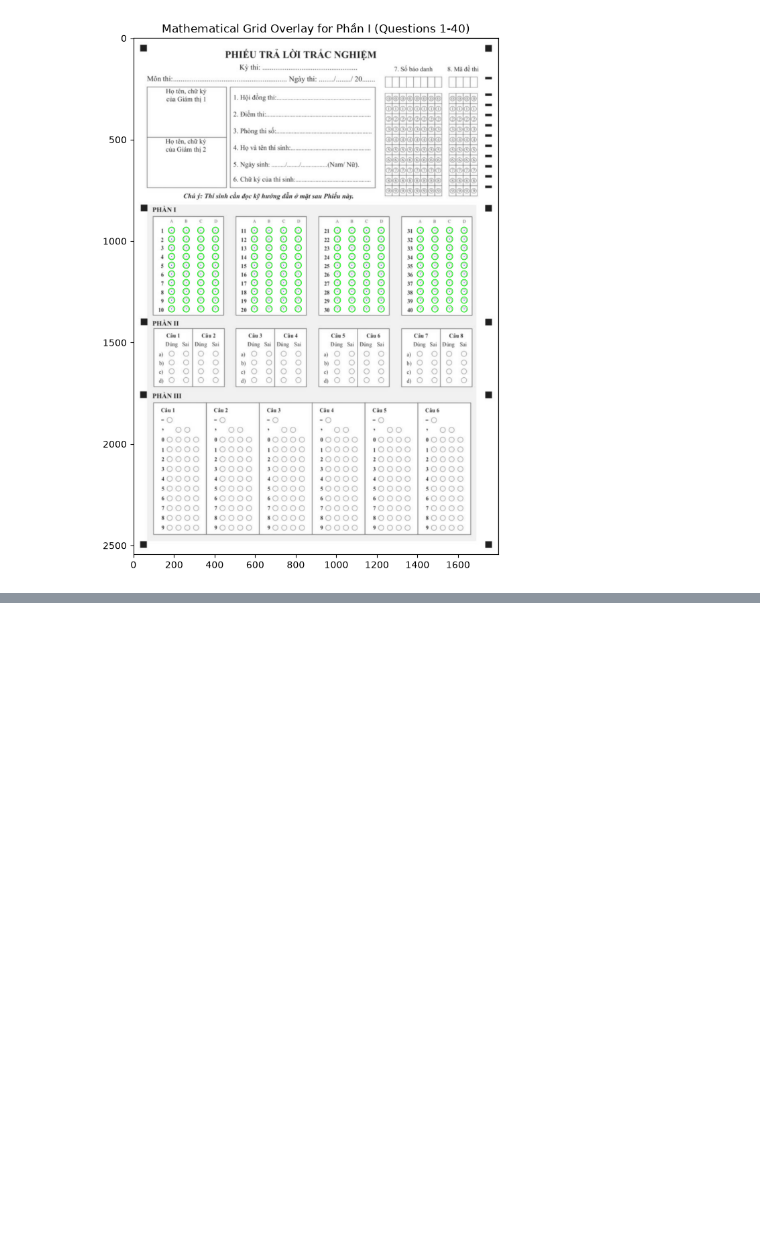
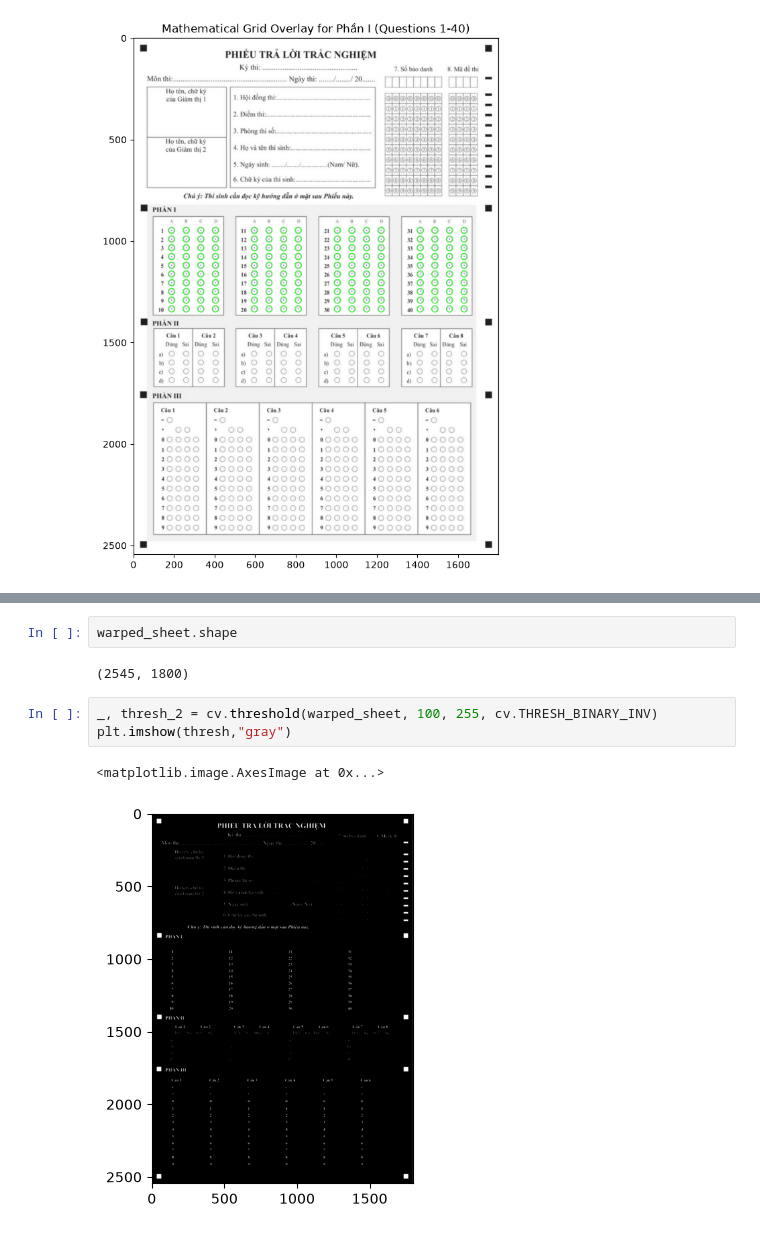
Before and after one commit to khanhdangtvc/OMR, a Jupyter notebook: image_processing.ipynb, the cells around one changed output, grey strips where cells are left out. Saved outputs shown, nothing was run; the diff lists cells and outputs as text; blank space fills up the shorter version.

```diff
--- a/image_processing.ipynb
+++ b/image_processing.ipynb
@@ -190,0 +126,10 @@ bubble_map
+# %%
+warped_sheet.shape
+# %% [output]
+(2545, 1800)
+# %%
+_, thresh_2 = cv.threshold(warped_sheet, 100, 255, cv.THRESH_BINARY_INV)
+plt.imshow(thresh,"gray")
+# %% [output]
+<matplotlib.image.AxesImage at 0x...>
+[figure, added]
```
Also changed, not shown: parts of 24 cells of this notebook, 3 other files.
